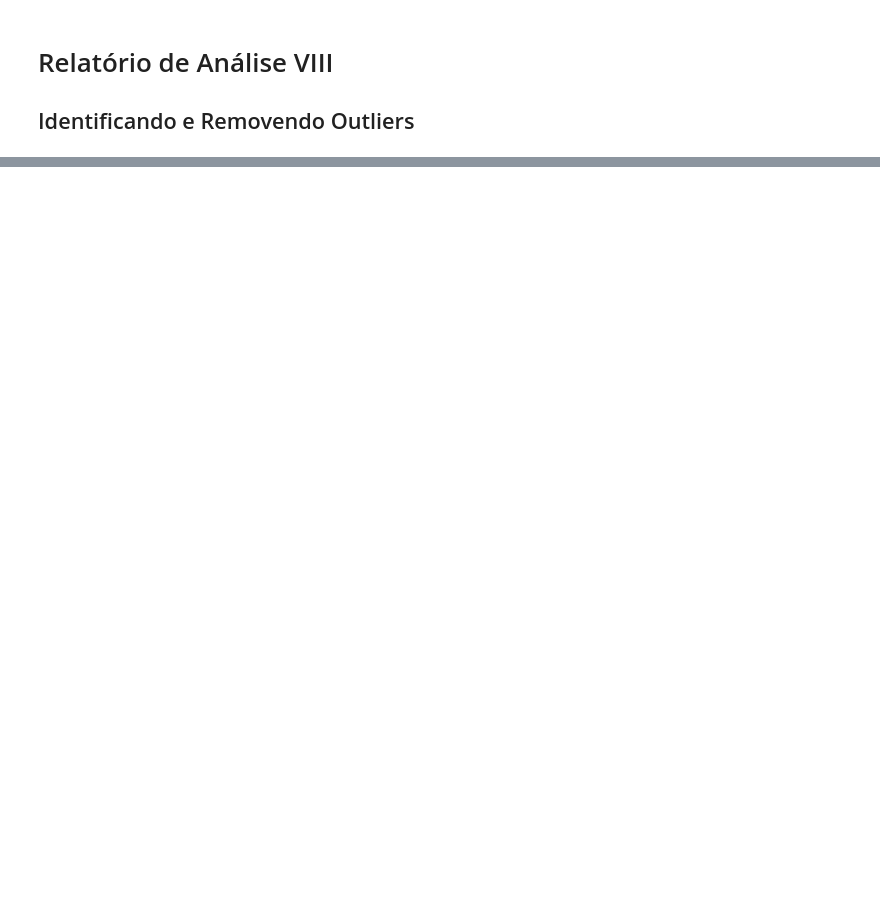
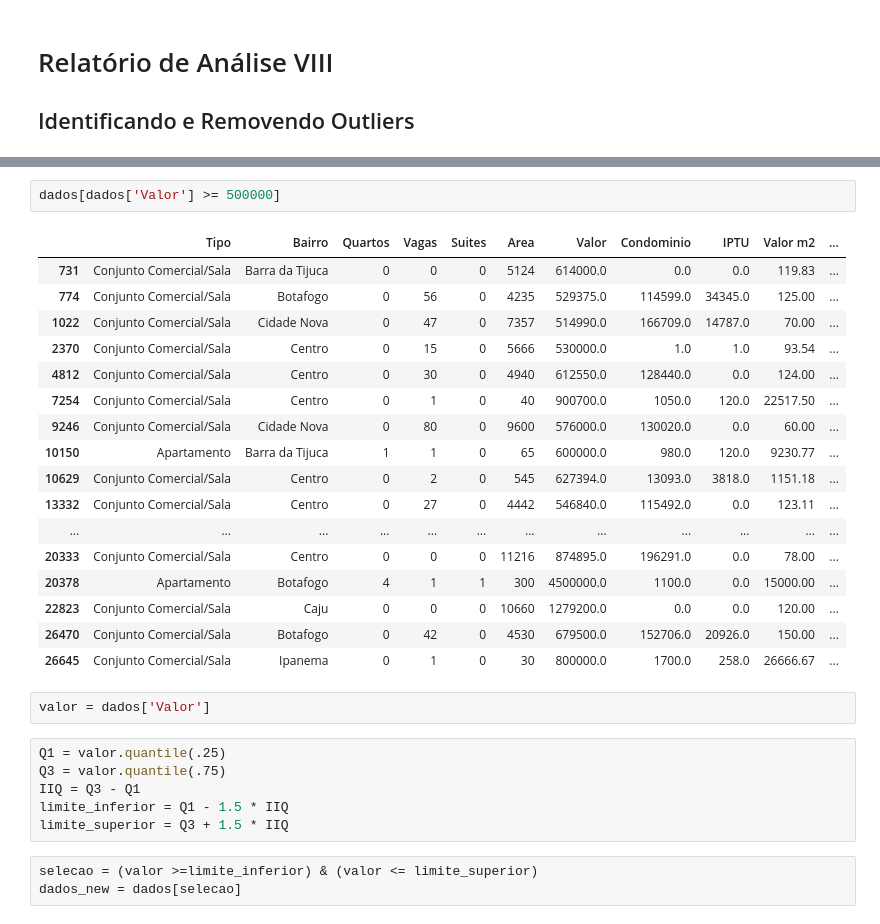
Before and after one commit to JulianaBergamini/aluguelPandas, a Jupyter notebook: RA 8 Identificando e Removendo Outliers.ipynb, the cells around one changed output, grey strips where cells are left out. Cells and saved outputs as stored; diff of their text form; blank space fills up the shorter version.

```diff
--- a/RA 8 Identificando e Removendo Outliers.ipynb
+++ b/RA 8 Identificando e Removendo Outliers.ipynb
@@ -17,0 +20,31 @@ dados.boxplot(['Valor'])
+# %%
+dados[dados['Valor'] >= 500000]
+# %% [output]
+|  | Tipo | Bairro | Quartos | Vagas | Suites | Area | Valor | Condominio | IPTU | Valor m2 | ... |
+| 731 | Conjunto Comercial/Sala | Barra da Tijuca | 0 | 0 | 0 | 5124 | 614000.0 | 0.0 | 0.0 | 119.83 | ... |
+| 774 | Conjunto Comercial/Sala | Botafogo | 0 | 56 | 0 | 4235 | 529375.0 | 114599.0 | 34345.0 | 125.00 | ... |
+| 1022 | Conjunto Comercial/Sala | Cidade Nova | 0 | 47 | 0 | 7357 | 514990.0 | 166709.0 | 14787.0 | 70.00 | ... |
+| 2370 | Conjunto Comercial/Sala | Centro | 0 | 15 | 0 | 5666 | 530000.0 | 1.0 | 1.0 | 93.54 | ... |
+| 4812 | Conjunto Comercial/Sala | Centro | 0 | 30 | 0 | 4940 | 612550.0 | 128440.0 | 0.0 | 124.00 | ... |
+| 7254 | Conjunto Comercial/Sala | Centro | 0 | 1 | 0 | 40 | 900700.0 | 1050.0 | 120.0 | 22517.50 | ... |
+| 9246 | Conjunto Comercial/Sala | Cidade Nova | 0 | 80 | 0 | 9600 | 576000.0 | 130020.0 | 0.0 | 60.00 | ... |
+| 10150 | Apartamento | Barra da Tijuca | 1 | 1 | 0 | 65 | 600000.0 | 980.0 | 120.0 | 9230.77 | ... |
+| 10629 | Conjunto Comercial/Sala | Centro | 0 | 2 | 0 | 545 | 627394.0 | 13093.0 | 3818.0 | 1151.18 | ... |
+| 13332 | Conjunto Comercial/Sala | Centro | 0 | 27 | 0 | 4442 | 546840.0 | 115492.0 | 0.0 | 123.11 | ... |
+| ... | ... | ... | ... | ... | ... | ... | ... | ... | ... | ... | ... |
+| 20333 | Conjunto Comercial/Sala | Centro | 0 | 0 | 0 | 11216 | 874895.0 | 196291.0 | 0.0 | 78.00 | ... |
+| 20378 | Apartamento | Botafogo | 4 | 1 | 1 | 300 | 4500000.0 | 1100.0 | 0.0 | 15000.00 | ... |
+| 22823 | Conjunto Comercial/Sala | Caju | 0 | 0 | 0 | 10660 | 1279200.0 | 0.0 | 0.0 | 120.00 | ... |
+| 26470 | Conjunto Comercial/Sala | Botafogo | 0 | 42 | 0 | 4530 | 679500.0 | 152706.0 | 20926.0 | 150.00 | ... |
+| 26645 | Conjunto Comercial/Sala | Ipanema | 0 | 1 | 0 | 30 | 800000.0 | 1700.0 | 258.0 | 26666.67 | ... |
+# %%
+valor = dados['Valor']
+# %%
+Q1 = valor.quantile(.25)
+Q3 = valor.quantile(.75)
+IIQ = Q3 - Q1
+limite_inferior = Q1 - 1.5 * IIQ
+limite_superior = Q3 + 1.5 * IIQ
+# %%
+selecao = (valor >=limite_inferior) & (valor <= limite_superior)
+dados_new = dados[selecao]
```
Also changed, not shown: parts of 5 cells of this notebook, 5 other files.
